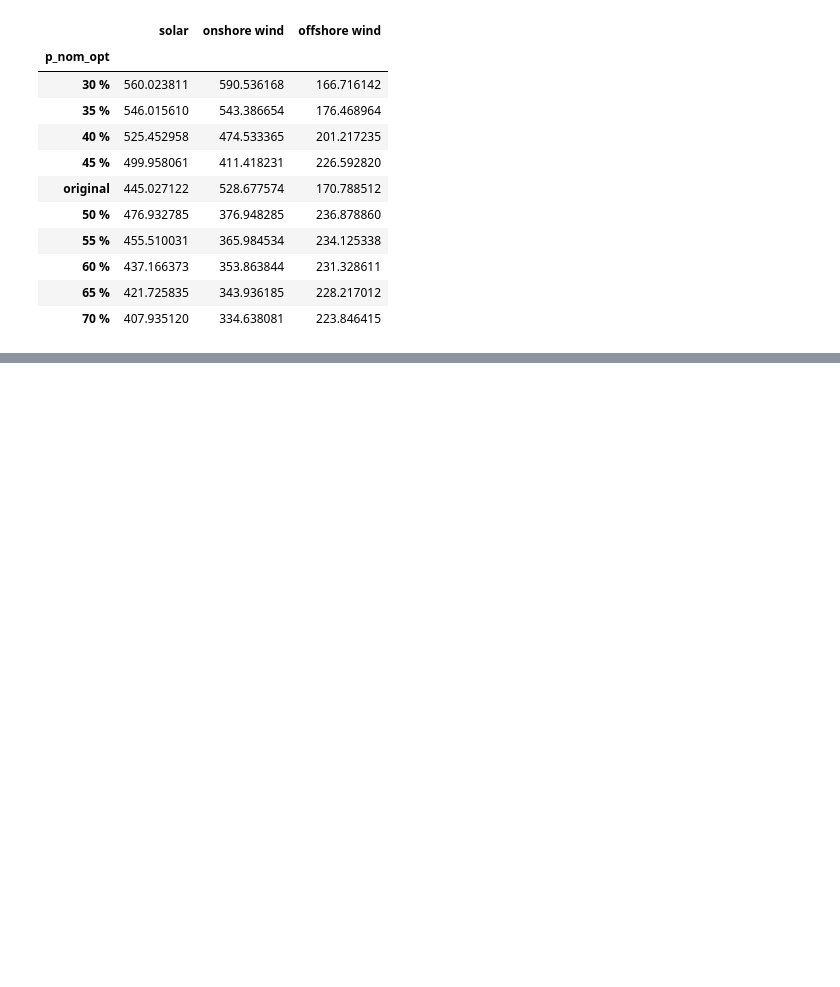
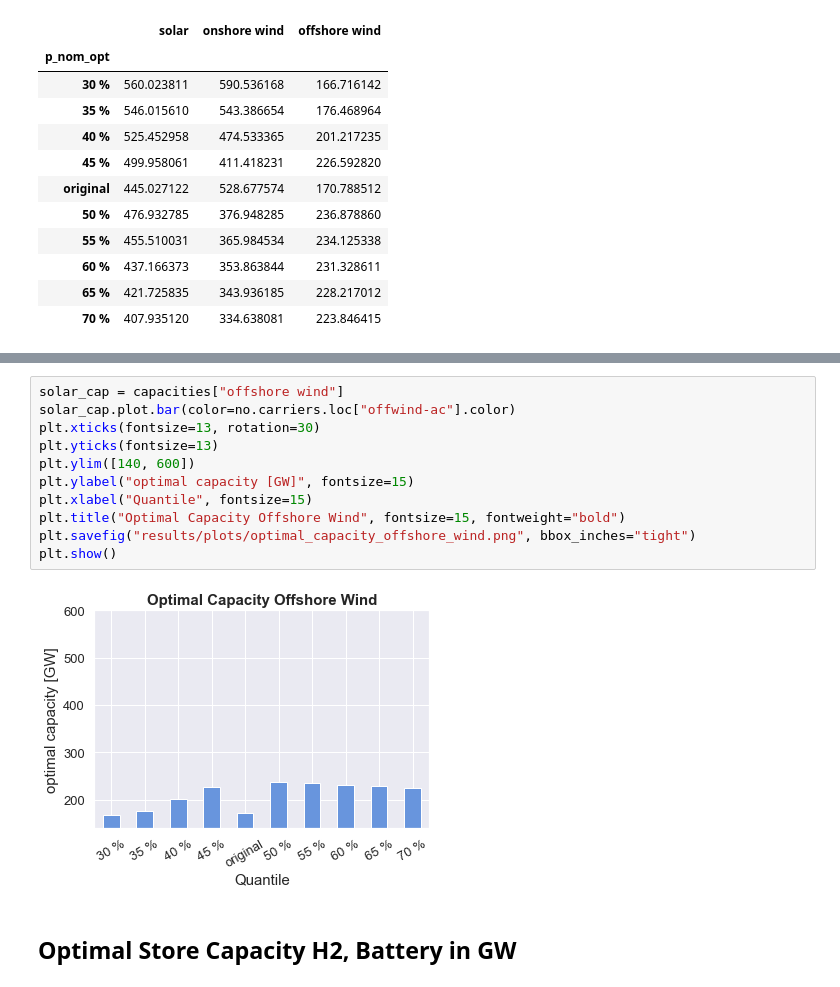
Before and after one commit to fitzthomas/ma_probabilistic_forecasts, a Jupyter notebook: forecast_analysis_thesis.ipynb, the cells around one changed output, grey strips where cells are left out. Drawn from its saved outputs; the diff is of its cells as text; blank space fills up the shorter version.

```diff
--- a/forecast_analysis_thesis.ipynb
+++ b/forecast_analysis_thesis.ipynb
@@ -851,0 +862,15 @@ plt.show()
+# %%
+solar_cap = capacities["offshore wind"]
+solar_cap.plot.bar(color=no.carriers.loc["offwind-ac"].color)
+plt.xticks(fontsize=13, rotation=30)
+plt.yticks(fontsize=13)
+plt.ylim([140, 600])
+plt.ylabel("optimal capacity [GW]", fontsize=15)
+plt.xlabel("Quantile", fontsize=15)
+plt.title("Optimal Capacity Offshore Wind", fontsize=15, fontweight="bold")
+plt.savefig("results/plots/optimal_capacity_offshore_wind.png", bbox_inches="tight")
+plt.show()
+# %% [output]
+[figure, added]
+# %% [markdown]
+## Optimal Store Capacity H2, Battery in GW
```
Also changed, not shown: parts of 29 cells of this notebook, 1 other file.
